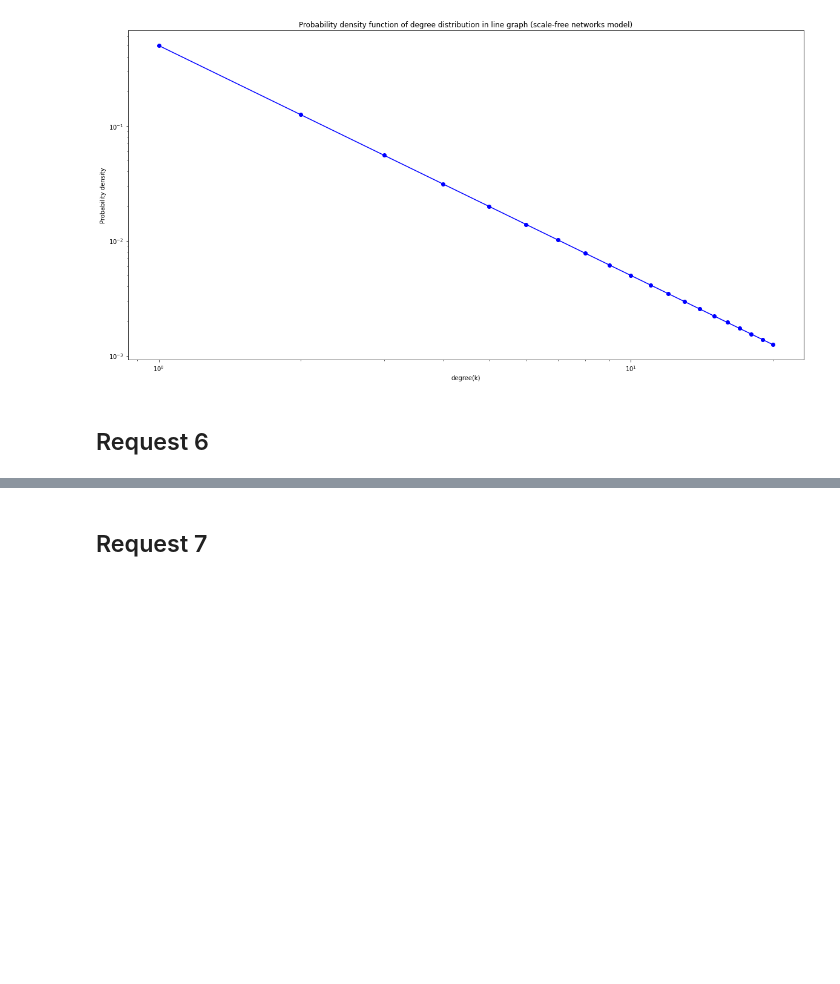
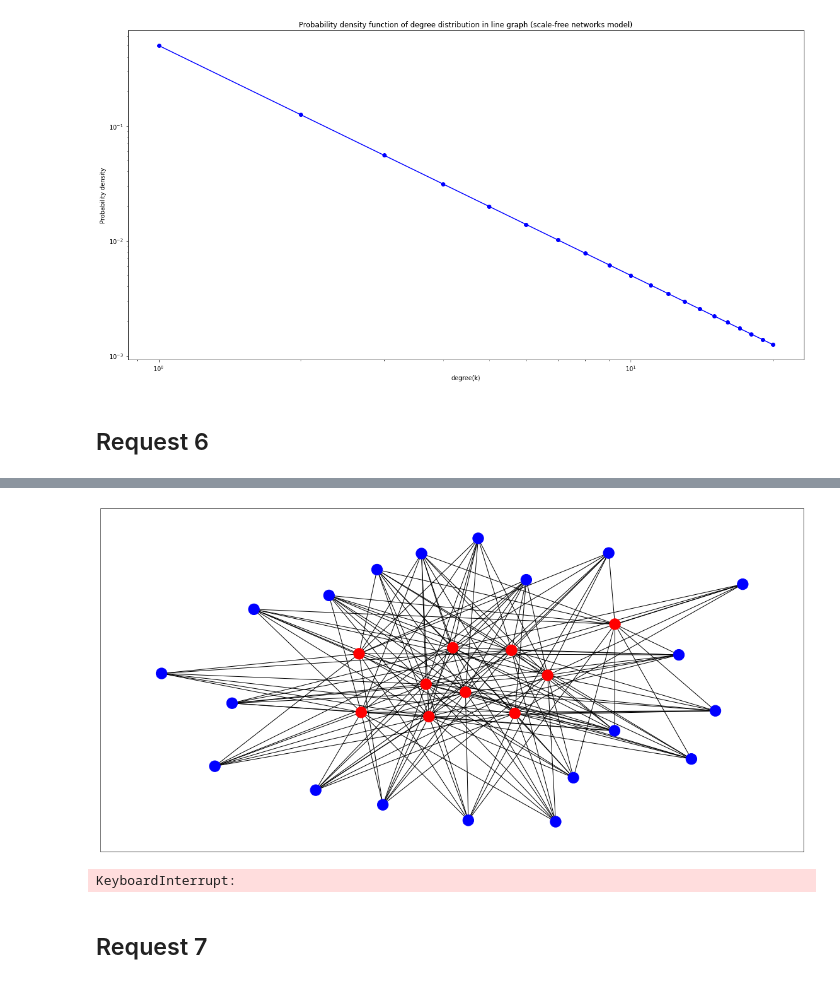
Before and after one commit to ngnma/Simulation-Project, a Jupyter notebook: sim_project.ipynb, the cells around one changed output, grey strips where cells are left out. Cells and saved outputs as stored; diff of their text form; code cells hidden in the pictures; blank space fills up the shorter version.

```diff
--- a/sim_project.ipynb
+++ b/sim_project.ipynb
@@ -759,3 +903,46 @@ draw_distributions_sf()
+# %%
+def random_disconnect(graph):
+    # Copy the graph to avoid modifying the original graph
+    disconnected_graph = graph.copy()
+
+    # Randomly disconnect edges until the graph becomes disconnected
+    while nx.is_connected(disconnected_graph):
+        # Get a random edge from the graph
+        edge_list = list(disconnected_graph.edges())
+        random_edge = random.choice(edge_list)
+
+        # Remove the random edge from the graph
+        disconnected_graph.remove_edge(*random_edge)
+
+        nc = calculate_nodal_connectivity(disconnected_graph)
+        ec = calculate_edge_connectivity(disconnected_graph)
+        gc = calculate_algebraic_connectivity(disconnected_graph)
+            # Append the results to the DataFrame
+        data.loc[len(data)] = [nc, gc, ec]
+
+    # Calculate the probability of disconnection
+    probability = len(disconnected_graph.edges()) / len(graph.edges())
+
+    return probability
+
+# Define the number of trials, nodes, edges, and degree
+num_trials = 5
+
+# Create an empty DataFrame to store the results
+data = pd.DataFrame(columns=['nc', 'gc', 'ec'])
+
+for _ in range(num_trials):
+    # Generate a RSRGB graph with the specified number of nodes and edges
+    g = RSRBG(10,20,5,6)
+
+    # Randomly disconnect edges and calculate the probability of disconnection
+    probability = random_disconnect(g)
+
+# Print the DataFrame
+data
+# %% [output]
+[figure, added]
+KeyboardInterrupt:
 # %% [markdown]
 ## Request 7
 # %% [markdown]
```
Also changed, not shown: parts of 12 cells of this notebook.
